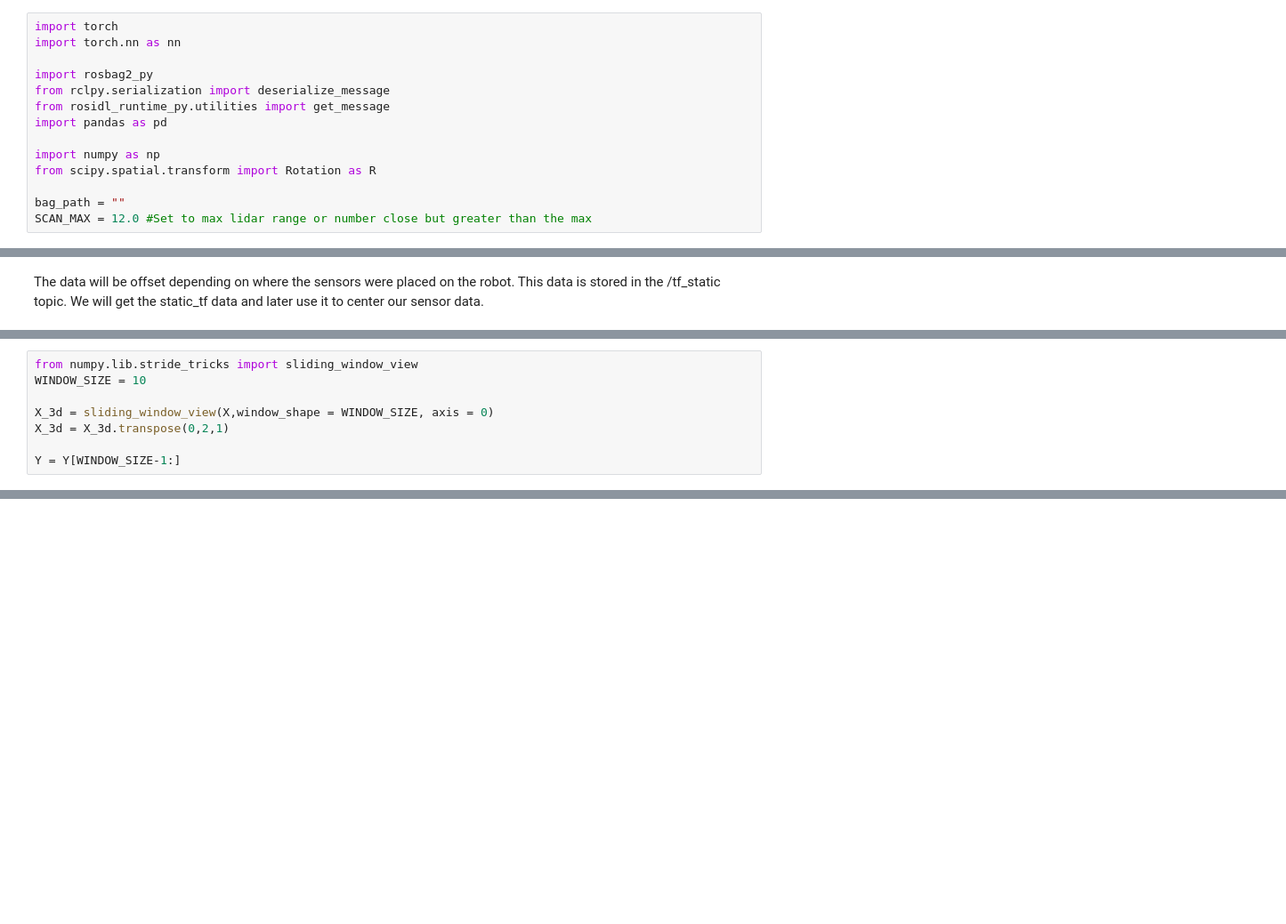
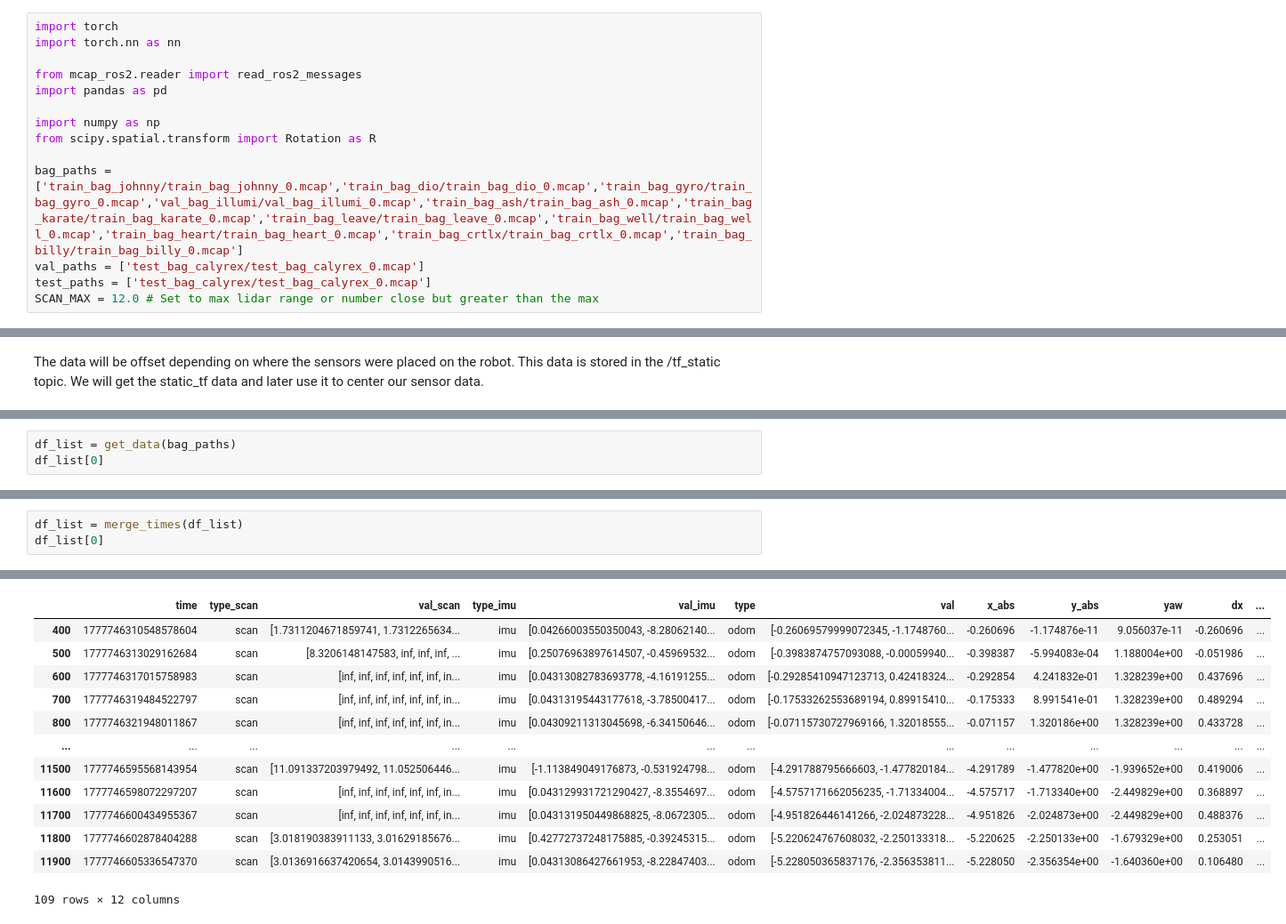
Before and after one commit to GalacticException/Learning-Based-Localization, a Jupyter notebook: Mllocnotebook.ipynb, the cells around one changed output, grey strips where cells are left out. Shown at 89% size. Drawn from its saved outputs; the diff is of its cells as text; blank space fills up the shorter version.

```diff
--- a/Mllocnotebook.ipynb
+++ b/Mllocnotebook.ipynb
@@ -2,14 +2,14 @@
 import torch
 import torch.nn as nn
 
-import rosbag2_py
-from rclpy.serialization import deserialize_message
-from rosidl_runtime_py.utilities import get_message
+from mcap_ros2.reader import read_ros2_messages
 import pandas as pd
 
 import numpy as np
 from scipy.spatial.transform import Rotation as R
 
-bag_path = ""
-SCAN_MAX = 12.0 #Set to max lidar range or number close but greater than the max
+bag_paths = ['train_bag_johnny/train_bag_johnny_0.mcap','train_bag_dio/train_bag_dio_0.mcap','train_bag_gyro/train_bag_gyro_0.mcap','val_bag_illumi/val_bag_illumi_0.mcap','train_bag_ash/train_bag_ash_0.mcap','train_bag_karate/train_bag_karate_0.mcap','train_bag_leave/train_bag_leave_0.mcap','train_bag_well/train_bag_well_0.mcap','train_bag_heart/train_bag_heart_0.mcap','train_bag_crtlx/train_bag_crtlx_0.mcap','train_bag_billy/train_bag_billy_0.mcap']
+val_paths = ['test_bag_calyrex/test_bag_calyrex_0.mcap']
+test_paths = ['test_bag_calyrex/test_bag_calyrex_0.mcap']
+SCAN_MAX = 12.0 # Set to max lidar range or number close but greater than the max
 # %%
@@ -158,8 +202,3 @@ Y = np.array(synced_df['val_gt'])
 # %%
-from numpy.lib.stride_tricks import sliding_window_view
-WINDOW_SIZE = 10
-
-X_3d = sliding_window_view(X,window_shape = WINDOW_SIZE, axis = 0)
-X_3d = X_3d.transpose(0,2,1)
-
-Y = Y[WINDOW_SIZE-1:]
+df_list = get_data(bag_paths)
+df_list[0]
@@ -165,0 +219,4 @@ Y = Y[WINDOW_SIZE-1:]
+# %%
+df_list = merge_times(df_list)
+df_list[0]
+# %% [output]
@@ -165,0 +240,13 @@ Y = Y[WINDOW_SIZE-1:]
+|  | time | type_scan | val_scan | type_imu | val_imu | type | val | x_abs | y_abs | yaw | dx | ... |
+| 400 | 1777746310548578604 | scan | [1.7311204671859741, 1.7312265634... | imu | [0.04266003550350043, -8.28062140... | odom | [-0.26069579999072345, -1.1748760... | -0.260696 | -1.174876e-11 | 9.056037e-11 | -0.260696 | ... |
+| 500 | 1777746313029162684 | scan | [8.3206148147583, inf, inf, inf, ... | imu | [0.25076963897614507, -0.45969532... | odom | [-0.3983874757093088, -0.00059940... | -0.398387 | -5.994083e-04 | 1.188004e+00 | -0.051986 | ... |
+| 600 | 1777746317015758983 | scan | [inf, inf, inf, inf, inf, inf, in... | imu | [0.04313082783693778, -4.16191255... | odom | [-0.29285410947123713, 0.42418324... | -0.292854 | 4.241832e-01 | 1.328239e+00 | 0.437696 | ... |
+| 700 | 1777746319484522797 | scan | [inf, inf, inf, inf, inf, inf, in... | imu | [0.04313195443177618, -3.78500417... | odom | [-0.17533262553689194, 0.89915410... | -0.175333 | 8.991541e-01 | 1.328239e+00 | 0.489294 | ... |
+| 800 | 1777746321948011867 | scan | [inf, inf, inf, inf, inf, inf, in... | imu | [0.04309211313045698, -6.34150646... | odom | [-0.07115730727969166, 1.32018555... | -0.071157 | 1.320186e+00 | 1.328239e+00 | 0.433728 | ... |
+| ... | ... | ... | ... | ... | ... | ... | ... | ... | ... | ... | ... | ... |
+| 11500 | 1777746595568143954 | scan | [11.091337203979492, 11.052506446... | imu | [-1.113849049176873, -0.531924798... | odom | [-4.291788795666603, -1.477820184... | -4.291789 | -1.477820e+00 | -1.939652e+00 | 0.419006 | ... |
+| 11600 | 1777746598072297207 | scan | [inf, inf, inf, inf, inf, inf, in... | imu | [0.043129931721290427, -8.3554697... | odom | [-4.5757171662056235, -1.71334004... | -4.575717 | -1.713340e+00 | -2.449829e+00 | 0.368897 | ... |
+| 11700 | 1777746600434955367 | scan | [inf, inf, inf, inf, inf, inf, in... | imu | [0.043131950449868825, -8.0672305... | odom | [-4.951826446141266, -2.024873228... | -4.951826 | -2.024873e+00 | -2.449829e+00 | 0.488376 | ... |
+| 11800 | 1777746602878404288 | scan | [3.018190383911133, 3.01629185676... | imu | [0.42772737248175885, -0.39245315... | odom | [-5.220624767608032, -2.250133318... | -5.220625 | -2.250133e+00 | -1.679329e+00 | 0.253051 | ... |
+| 11900 | 1777746605336547370 | scan | [3.0136916637420654, 3.0143990516... | imu | [0.04313086427661953, -8.22847403... | odom | [-5.228050365837176, -2.356353811... | -5.228050 | -2.356354e+00 | -1.640360e+00 | 0.106480 | ... |
+109 rows × 12 columns
```
Also changed, not shown: parts of 17 cells of this notebook.
